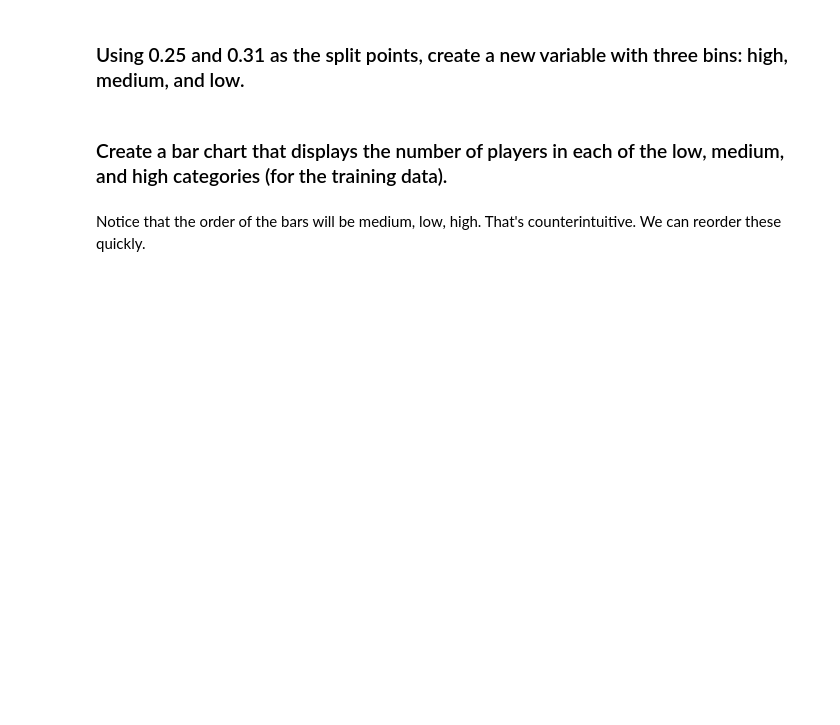
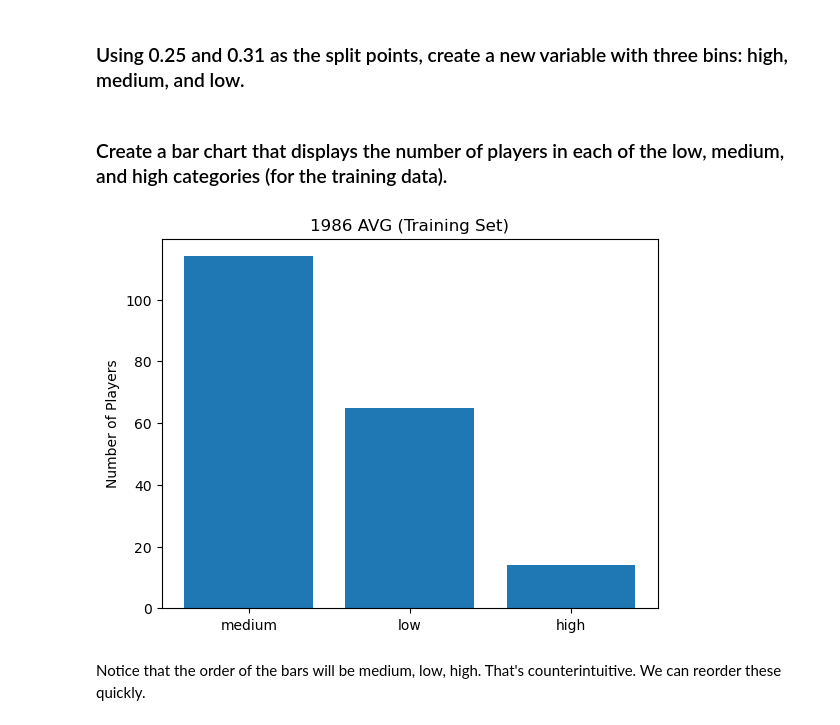
Before and after one commit to VrundHP/code_2600, a Jupyter notebook: mod03_eda.ipynb, the cells around one changed output. Drawn from its saved outputs; the diff is of its cells as text; code cells hidden in the pictures; blank space fills up the shorter version.

```diff
--- a/mod03_eda.ipynb
+++ b/mod03_eda.ipynb
@@ -116,17 +200,24 @@ Totals = [TotHits, TotWalks, TotAtBat-TotHits-TotWalks]
 # %% [markdown]
 ### The previous two cells gave us totals across all players. For each player in the training set, calculate the Hits as a percent of AtBat and store it in a new variable called 'AVG'
 # %%
-#fillin
+Train['AVG'] = Train['Hits'] / Train['AtBat']
 # %% [markdown]
 ### Using 0.25 and 0.31 as the split points, create a new variable with three bins: high, medium, and low.
 # %%
 Train['AVG_bin'] = 'medium'
-Train['AVG_bin'][#fillin] = 'low'
-Train['AVG_bin'][#fillin] = 'high'
+Train.loc[Train['AVG'] < 0.25, 'AVG_bin'] = 'low'
+Train.loc[Train['AVG'] > 0.31, 'AVG_bin'] = 'high'
 # %% [markdown]
 ### Create a bar chart that displays the number of players in each of the low, medium, and high categories (for the training data).
 # %%
-Train['AVG_bin'].value_counts()
+counts = Train['AVG_bin'].value_counts()
+plt.bar(counts.index, counts.values)
+
+plt.title("1986 AVG (Training Set)")
+plt.ylabel("Number of Players")
+plt.show()
+# %% [output]
+[figure, added]
 # %% [markdown]
 Notice that the order of the bars will be medium, low, high. That's counterintuitive. We can reorder these quickly.
 # %%
```
Also changed, not shown: parts of 17 cells of this notebook.
